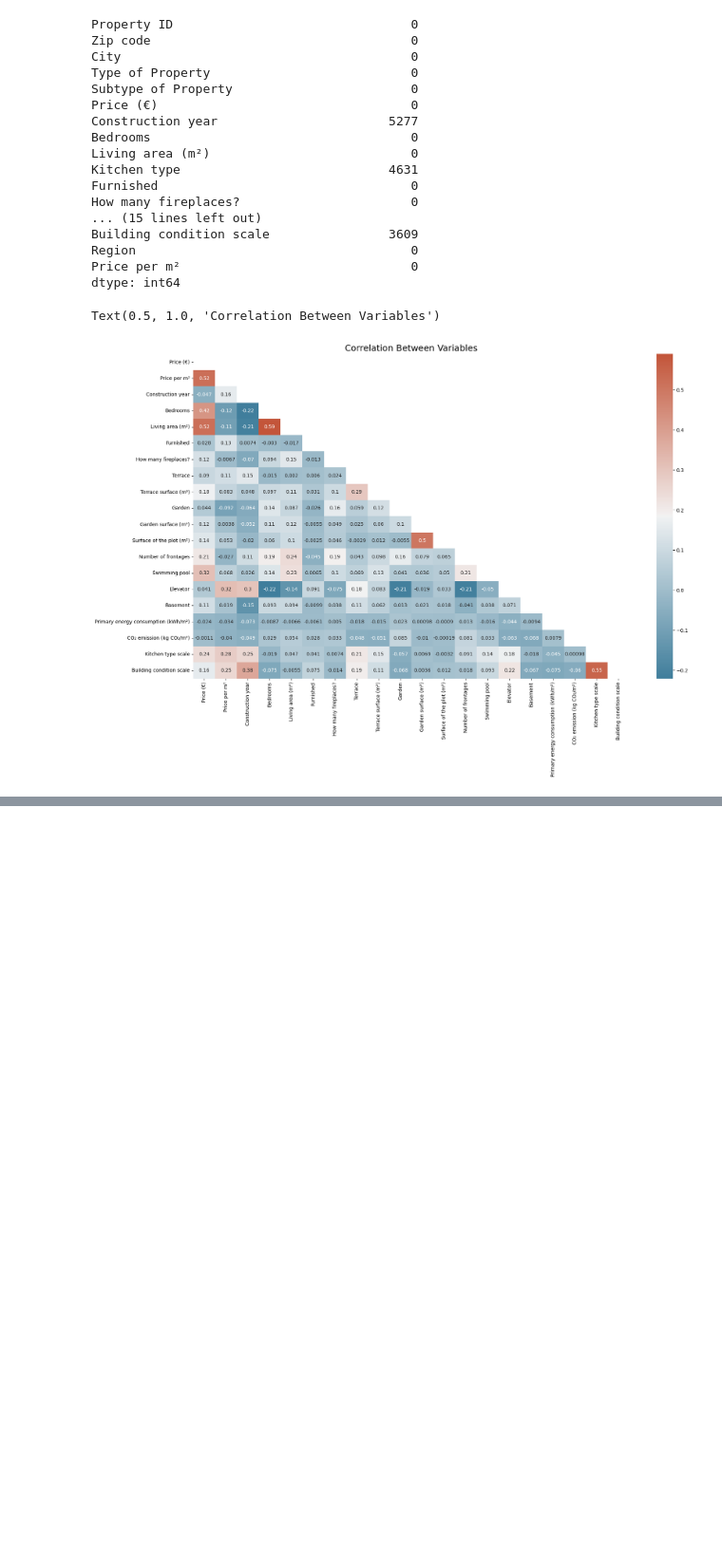
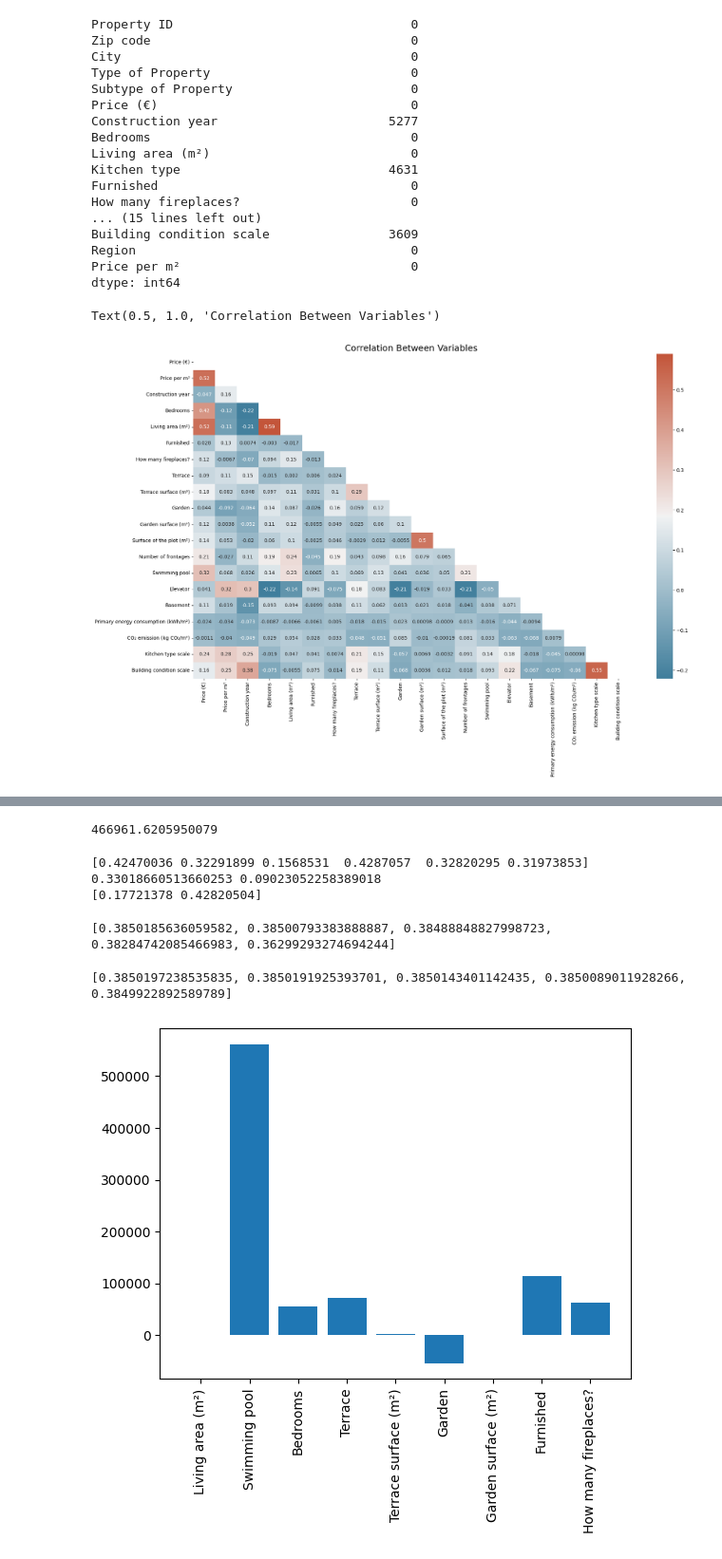
Before and after one commit to svstm/immo_eliza_regression, a Jupyter notebook: said.ipynb, the cells around one changed output, grey strips where cells are left out. Shown: that part at 95% size. Drawn from its saved outputs; the diff is of its cells as text; code cells hidden in the pictures; blank space fills up the shorter version.

```diff
--- a/said.ipynb
+++ b/said.ipynb
@@ -123,0 +118,7 @@ y_pred = reg_all.predict(X_test)
+# %%
+# MSE is to assess a regression model's performance, the mean of the residual sum of square.
+# Squared equal to False, returns the square root of the MSE.
+# The model has an average error of 470038 dollars for price.
+mean_squared_error(y_test, y_pred, squared=False)
+# %% [output]
+466961.6205950079
@@ -123,0 +130,51 @@ y_pred = reg_all.predict(X_test)
+# %%
+reg = LinearRegression()
+cv_results = cross_val_score(reg, X, y, cv=kf)
+print(cv_results)
+print(np.mean(cv_results), np.std(cv_results))
+print(np.quantile(cv_results, [0.025, 0.975]))
+# %% [output]
+[0.42470036 0.32291899 0.1568531  0.4287057  0.32820295 0.31973853]
+0.33018660513660253 0.09023052258389018
+[0.17721378 0.42820504]
+# %%
+# Regularization in regression is to alter the loss function so that it penalizes large coefficients,
+# in order to avoid overfitting. With ridge, we use the Ordinary Least Squares loss function plus
+# the squared value of each coefficient, multiplied by a constant, alpha.
+
+scores=[]
+for alpha in [0.1, 1.0, 10.0, 100.0, 1000.0]:
+    ridge = Ridge(alpha=alpha)
+    ridge.fit(X_train, y_train)
+    y_pred = ridge.predict(X_test)
+    scores.append(ridge.score(X_test, y_test))
+print(scores)
+# %% [output]
+[0.3850185636059582, 0.38500793383888887, 0.38488848827998723, 0.38284742085466983, 0.36299293274694244]
+# %%
+# Lasso is another type of regularized regression, where our loss function is the OLS loss function
+# plus the absolute value of each coefficient multiplied by some constant, alpha.
+# It can be used to assess feature importance. This is because lasso tends to shrink the coefficients
+# of less important features to zero. The features whose coefficients are not shrunk to zero are selected
+# by the lasso algorithm.
+
+scores_lasso=[]
+for alpha in [0.01, 1.0, 10.0, 20.0, 50.0]:
+    lasso = Lasso(alpha=alpha)
+    lasso.fit(X_train, y_train)
+    lasso_pred = lasso.predict(X_test)
+    scores_lasso.append(lasso.score(X_test, y_test))
+print(scores_lasso)
+# %% [output]
+[0.3850197238535835, 0.3850191925393701, 0.3850143401142435, 0.3850089011928266, 0.3849922892589789]
+# %%
+names = df[['Living area (m²)', 'Swimming pool', 'Bedrooms',
+'Terrace', 'Terrace surface (m²)', 'Garden', 'Garden surface (m²)',
+'Furnished', 'How many fireplaces?']].columns
+lasso = Lasso(alpha=0.1)
+lasso_coef = lasso.fit(X,y).coef_
+plt.bar(names, lasso_coef)
+plt.xticks(rotation=90)
+plt.show()
+# %% [output]
+[figure, added]
```
Also changed, not shown: parts of 18 cells of this notebook, 2 other files.
